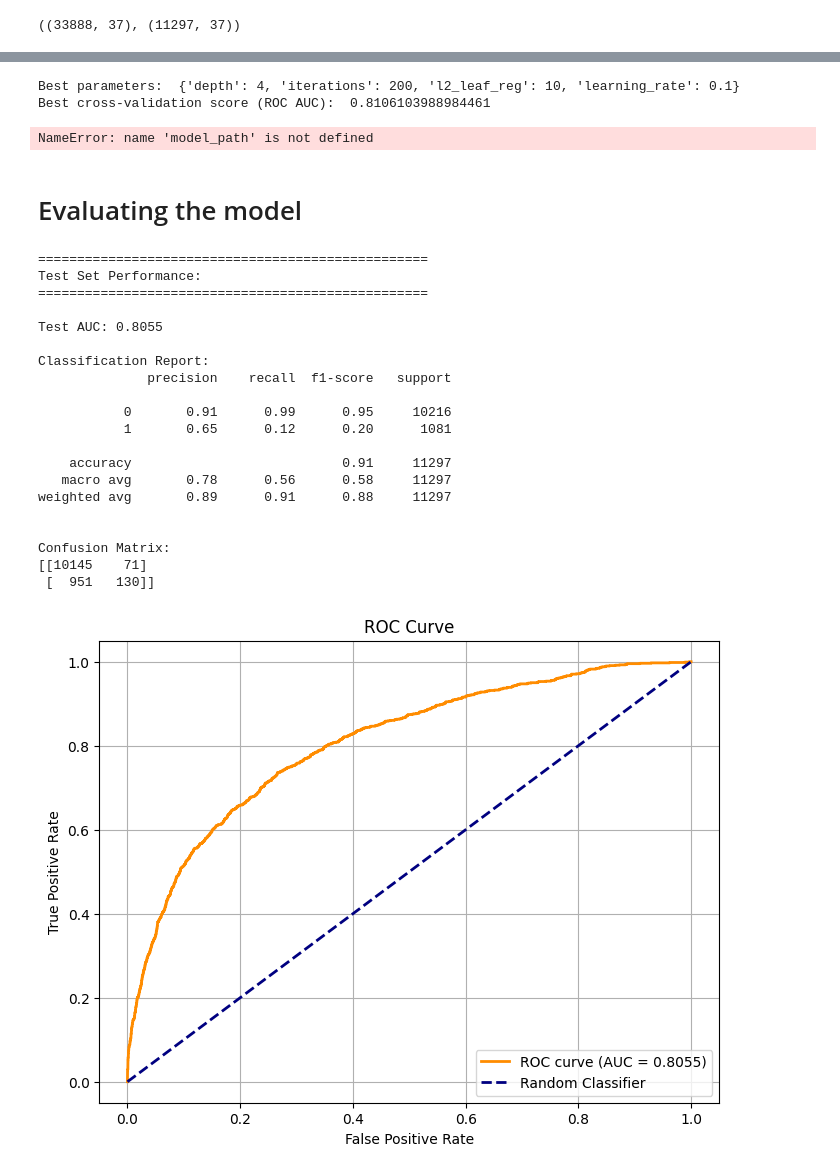
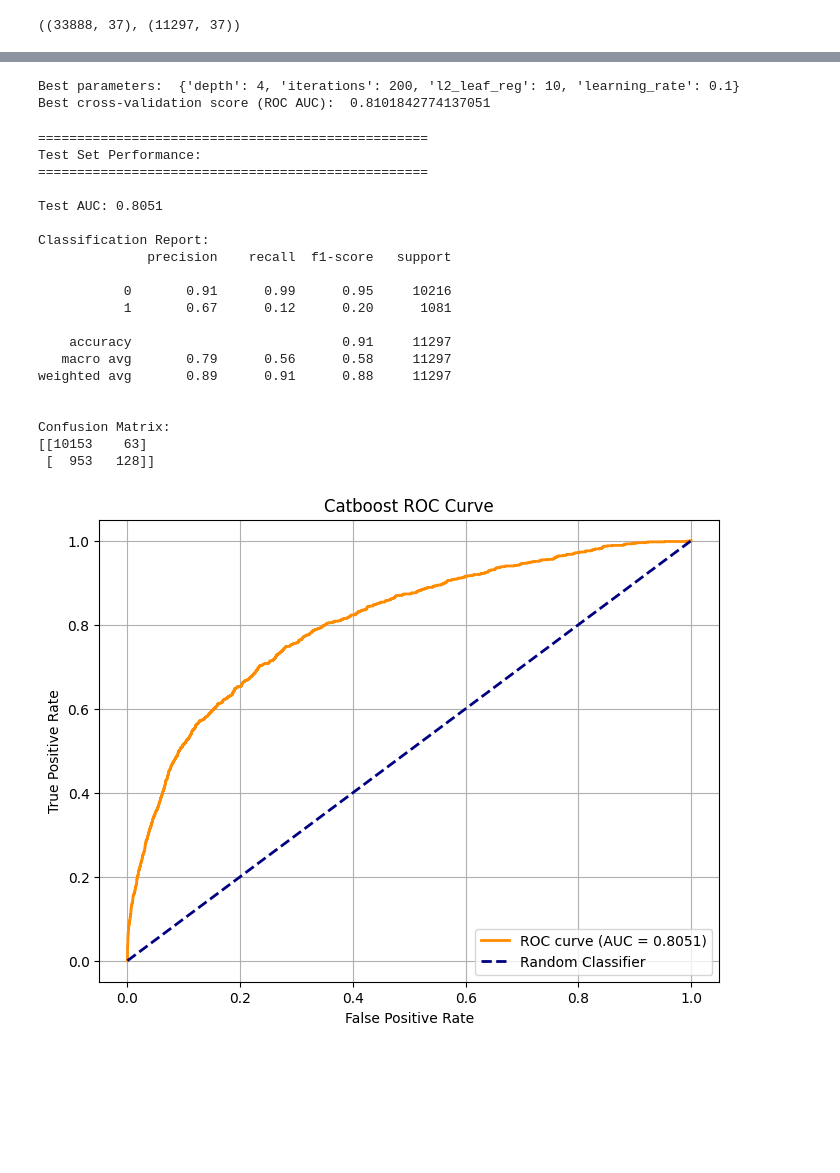
Before and after one commit to kaspar-soukup/expected_goals, a Jupyter notebook: Expected-Goals/notebooks/Catboost Model.ipynb, the cells around one changed output, grey strips where cells are left out. Saved outputs shown, nothing was run; the diff lists cells and outputs as text; code cells hidden in the pictures; blank space fills up the shorter version.

```diff
--- a/Expected-Goals/notebooks/Catboost Model.ipynb
+++ b/Expected-Goals/notebooks/Catboost Model.ipynb
@@ -41,5 +31,5 @@ RAW_DIR = DATA_DIR / "raw"
 # %%
-df = pd.read_pickle(PROCESSED_DIR / 'football_model_processed.pickle')
+df = pd.read_pickle('football_model_processed.pickle')
 df
 # %% [output]
 |  | under_pressure | shot_open_goal | shot_first_time | shot_one_on_one | shot_outcome_encoded | player_x | ... |
@@ -141,30 +132,7 @@ print("Best cross-validation score (ROC AUC): ", grid_search.best_score_)
 best_model = grid_search.best_estimator_
 # %% [output]
 Best parameters:  {'depth': 4, 'iterations': 200, 'l2_leaf_reg': 10, 'learning_rate': 0.1}
-Best cross-validation score (ROC AUC):  0.8106103988984461
+Best cross-validation score (ROC AUC):  0.8101842774137051
-# %%
-# Train a CatBoost model with the specified parameters
-cat_model_custom = CatBoostClassifier(
-    depth=4,
-    iterations=200,
-    l2_leaf_reg=10,
-    learning_rate=0.1,
-    random_seed=123,
-    verbose=0  # Suppress training output
-)
-
-# Fit the model on the scaled training data
-cat_model_custom.fit(X_train_scaled, y_train)
-
-# Save the trained model to a file
-# model_path = PROCESSED_DIR / "catboost_model_custom.cbm"
-# cat_model_custom.save_model(model_path)
-
-# print(f"Model trained and saved to {model_path}")
-# %% [output]
-NameError: name 'model_path' is not defined
-# %% [markdown]
-# Evaluating the model
 # %%
 # Evaluate on TEST SET (the held-out 25%)
 print("\n" + "="*50)
@@ -191,33 +159,33 @@ print(confusion_matrix(y_test, y_test_pred))
 Test Set Performance:
 ==================================================
 
-Test AUC: 0.8055
+Test AUC: 0.8051
 
 Classification Report:
               precision    recall  f1-score   support
 
            0       0.91      0.99      0.95     10216
-           1       0.65      0.12      0.20      1081
+           1       0.67      0.12      0.20      1081
 
     accuracy                           0.91     11297
-   macro avg       0.78      0.56      0.58     11297
+   macro avg       0.79      0.56      0.58     11297
 weighted avg       0.89      0.91      0.88     11297
 
 
 Confusion Matrix:
-[[10145    71]
- [  951   130]]
+[[10153    63]
+ [  953   128]]
 # %%
 # draw roc curve
 fpr, tpr, thresholds = roc_curve(y_test, y_test_pred_proba)
 plt.figure(figsize=(8, 6))
 plt.plot(fpr, tpr, color='darkorange', lw=2, label=f'ROC curve (AUC = {test_auc:.4f})')
 plt.plot([0, 1], [0, 1], color='navy', lw=2, linestyle='--', label='Random Classifier')
 plt.xlabel('False Positive Rate')
 plt.ylabel('True Positive Rate')
-plt.title('ROC Curve')
+plt.title('Catboost ROC Curve')
 plt.legend(loc='lower right')
 plt.grid(True)
 plt.show()
 # %% [output]
-[figure, old version]
+[figure, new version]
```
Also changed, not shown: parts of 16 cells of this notebook.
